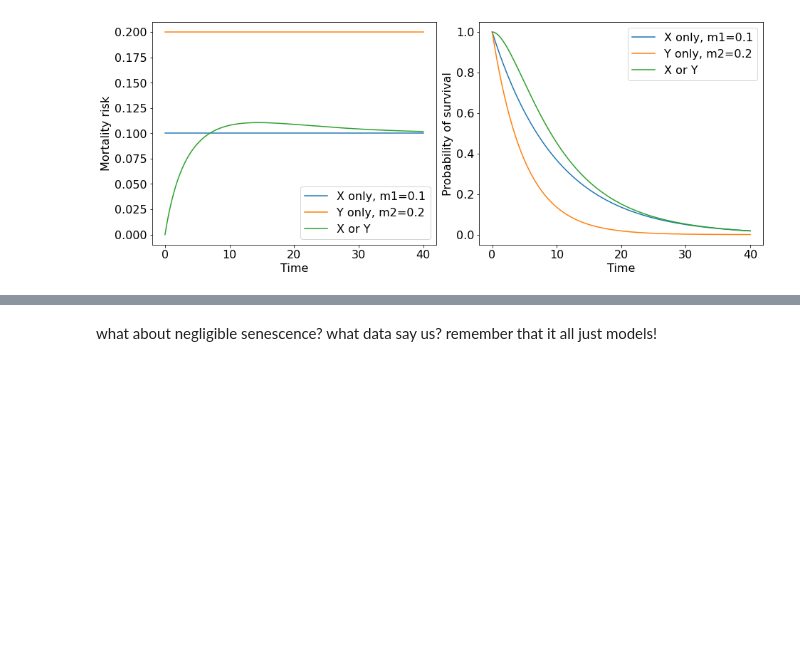
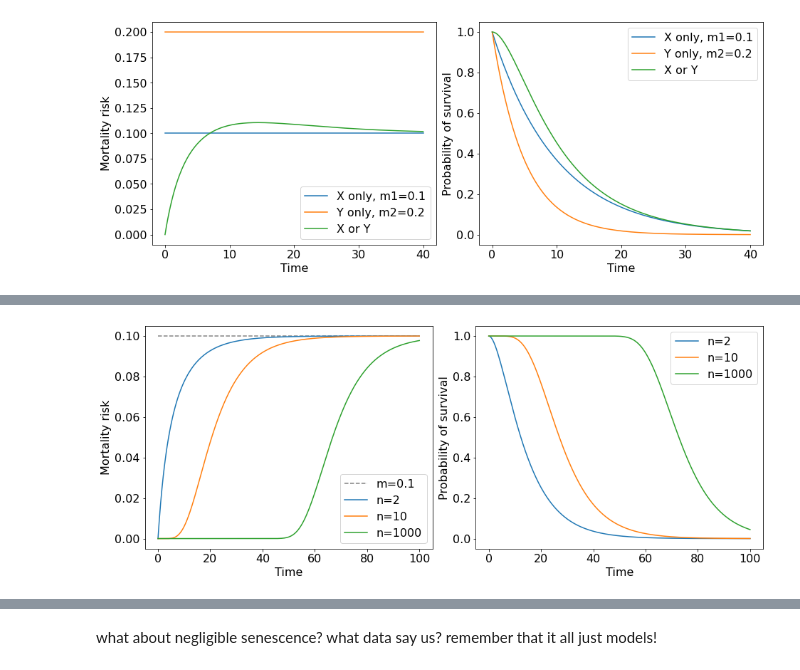
Before and after one commit to ComputationalAgingLab/computational_aging_course, a Jupyter notebook: stat/hazard_models.ipynb, the cells around one changed output, grey strips where cells are left out. Drawn from its saved outputs; the diff is of its cells as text; code cells hidden in the pictures; blank space fills up the shorter version.

```diff
--- a/stat/hazard_models.ipynb
+++ b/stat/hazard_models.ipynb
@@ -219,0 +218,28 @@ outcome of this illustrative model.
+# %%
+t = np.linspace(0, 100, 200)
+m = 0.1
+n1 = 2
+n2 = 10
+n3 = 1000
+
+SZ = lambda n: 1 - (1 - np.exp(-m * t))**n
+mZ = lambda n: (n * m * np.exp(-m * t) * (1 - np.exp(-m * t))**(n-1)) / (1 - (1 - np.exp(-m * t))**n)
+
+fig, ax = plt.subplots(1, 2, figsize=(13, 5), constrained_layout=True)
+
+ax[0].plot(t, [m] * len(t), label=f'm={m}', ls='--', color='grey')
+ax[0].plot(t, mZ(n1), label=f'n={n1}')
+ax[0].plot(t, mZ(n2), label=f'n={n2}')
+ax[0].plot(t, mZ(n3), label=f'n={n3}')
+ax[0].legend()
+ax[0].set_xlabel('Time')
+ax[0].set_ylabel('Mortality risk');
+
+ax[1].plot(t, SZ(n1), label=f'n={n1}')
+ax[1].plot(t, SZ(n2), label=f'n={n2}')
+ax[1].plot(t, SZ(n3), label=f'n={n3}')
+ax[1].legend()
+ax[1].set_xlabel('Time')
+ax[1].set_ylabel('Probability of survival');
+# %% [output]
+[figure, added]
```
Also changed, not shown: parts of 11 cells of this notebook, 1 other file.
